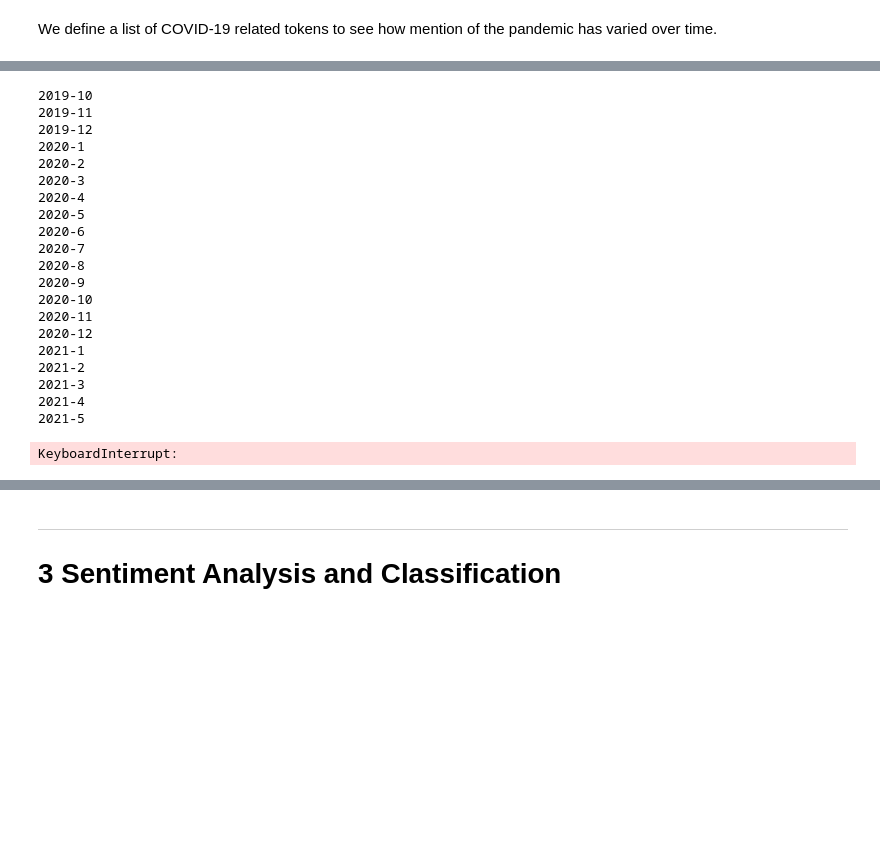
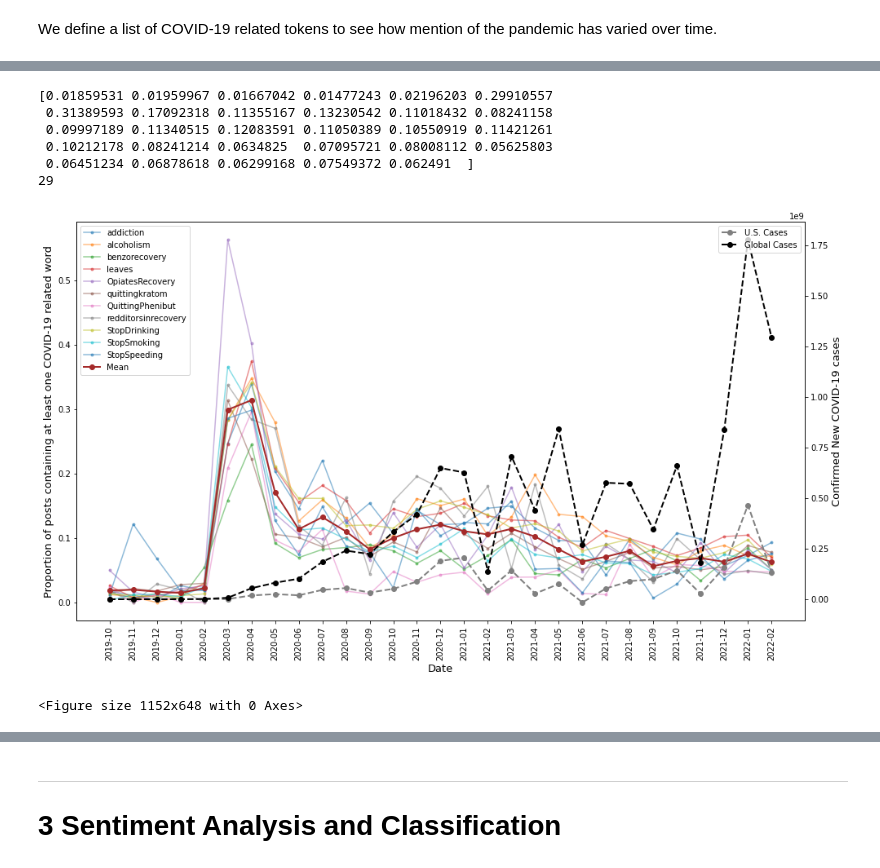
Before and after one commit to zeyad-mansour/reddit-sentiment-analysis, a Jupyter notebook: notebook.ipynb, the cells around one changed output, grey strips where cells are left out. Saved outputs shown, nothing was run; the diff lists cells and outputs as text; code cells hidden in the pictures; blank space fills up the shorter version.

```diff
--- a/notebook.ipynb
+++ b/notebook.ipynb
@@ -386,69 +412,65 @@ Monthly COVID-19 cases in the United States from 2019-10 to 2022-02: [0, 0, 0, 4
 # %%
 from nltk.tokenize import RegexpTokenizer
 from nltk.tokenize import word_tokenize
 from nltk.probability import FreqDist
 
 
 #Remove punctuation
 tokenizer = RegexpTokenizer(r'\w+')
 
 
 plt.rcParams["figure.figsize"] = [16,9]
 fig,ax = plt.subplots()
 
+mean_proportion_list = list()
 
-for subreddit in ["addiction", "alcoholism"]:
+#lets implement a progress bar since this will take some time
+with tqdm(total=len(subreddits)) as pbar:
+    for subreddit in subreddits:
+        pbar.update(1)
+        mean_proportion_list.append(proportion_list)
+        proportion_list = list()
+        for date in iter_months(start_year, start_month, end_year, end_month):
+            df = pd.read_csv(f'data/{subreddit}/{subreddit}_{date["year"]}-{date["month"]}.csv')
+            num_mentions = 0
+            for title, body in zip(df.Title, df.Body):
+                text = f'{title}. {body}'
+                text = tokenizer.tokenize(text)
+                text = ' '.join(word for word in text)
+                tokenized_words = [word.lower() for word in word_tokenize(text)]
+                for e in tokenized_words:
+                    for token in COVID19_TOKENS:
+                        if token in e:
+                            num_mentions += 1
+            proportion_list.append(num_mentions/len(df))
 
-    proportion_list = list()
-    for date in iter_months(start_year, start_month, end_year, end_month):
-        print(f'{date["year"]}-{date["month"]}')
-        df = pd.read_csv(f'data/{subreddit}/{subreddit}_{date["year"]}-{date["month"]}.csv')
-        num_mentions = 0
-        for title, body in zip(df.Title, df.Body):
-            text = f'{title}. {body}'
-            text = tokenizer.tokenize(text)
-            text = ' '.join(word for word in text)
-            tokenized_words = [word.lower() for word in word_tokenize(text)]
-            for e in tokenized_words:
-                for token in COVID19_TOKENS:
-                    if token in e:
-                        num_mentions += 1
-        proportion_list.append(num_mentions/len(df))
+        plt.plot(dates, proportion_list, label = subreddit, marker='.', alpha=0.5)
 
-    plt.plot(dates, proportion_list, label = subreddit)
-
+mean_proportion_list = np.average(mean_proportion_list, axis=0)
+ax.plot(dates, mean_proportion_list, label = "Mean", color ="brown", marker='o', linewidth=2)
 plt.legend(loc='upper left')
 plt.xticks(rotation=90)
 
 
-ax.set_xlabel("Date (year-month)", fontsize=13)
+ax.set_xlabel("Date", fontsize=13)
 ax.set_ylabel("Proportion of posts containing at least one COVID-19 related word", fontsize=13)
 
 ax2=ax.twinx()
 
 # make a plot with different y-axis using second axis object
-ax2.plot(dates, monthly_covid_cases)
-ax2.set_ylabel("Confirmed COVID-19 cases", fontsize=13)
+ax2.plot(dates, monthly_us_covid_cases, label = "U.S. Cases", color = "grey", linestyle='dashed',  marker='o', linewidth=2)
+ax2.plot(dates, monthly_global_covid_cases, label = "Global Cases", color = "black", linestyle='dashed',  marker='o', linewidth=2)
+plt.legend(loc='upper right')
+ax2.set_ylabel("Confirmed New COVID-19 cases", fontsize=13)
 plt.show()
+
+plt.savefig('figures/covid19_mention_vs_new_cases.png')
 # %% [output]
-2019-10
-2019-11
-2019-12
-2020-1
-2020-2
-2020-3
-2020-4
-2020-5
-2020-6
-2020-7
-2020-8
-2020-9
-2020-10
-2020-11
-2020-12
-2021-1
-2021-2
-2021-3
-2021-4
-2021-5
+[0.01859531 0.01959967 0.01667042 0.01477243 0.02196203 0.29910557
+ 0.31389593 0.17092318 0.11355167 0.13230542 0.11018432 0.08241158
+ 0.09997189 0.11340515 0.12083591 0.11050389 0.10550919 0.11421261
+ 0.10212178 0.08241214 0.0634825  0.07095721 0.08008112 0.05625803
+ 0.06451234 0.06878618 0.06299168 0.07549372 0.062491  ]
+29
+[figure, new version]
-KeyboardInterrupt:
+<Figure size 1152x648 with 0 Axes>
```
Also changed, not shown: parts of 7 cells of this notebook, 1 other file.
